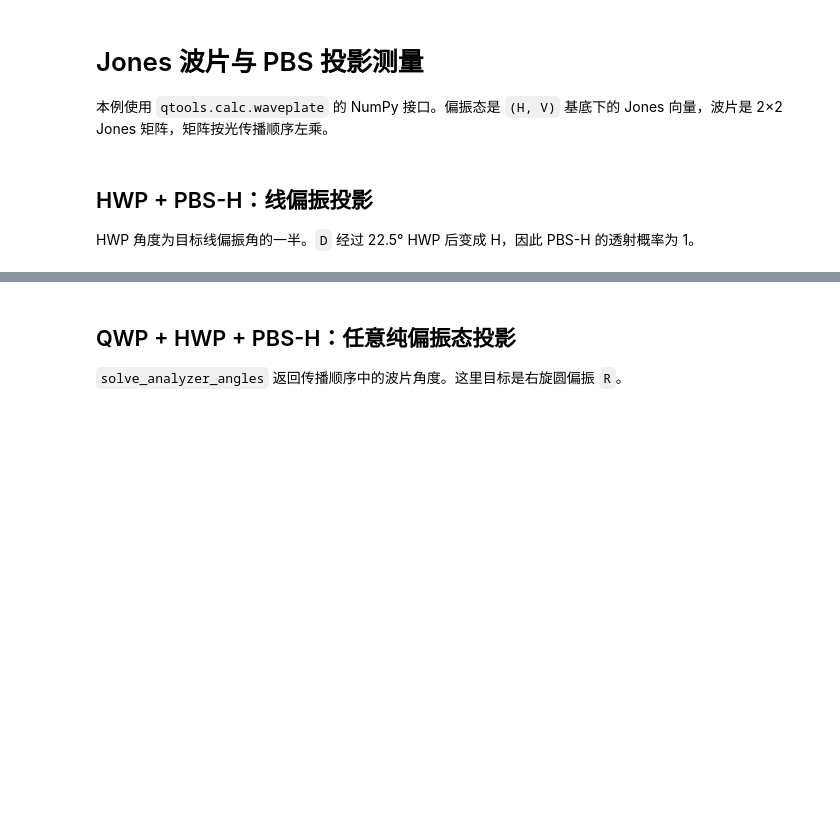
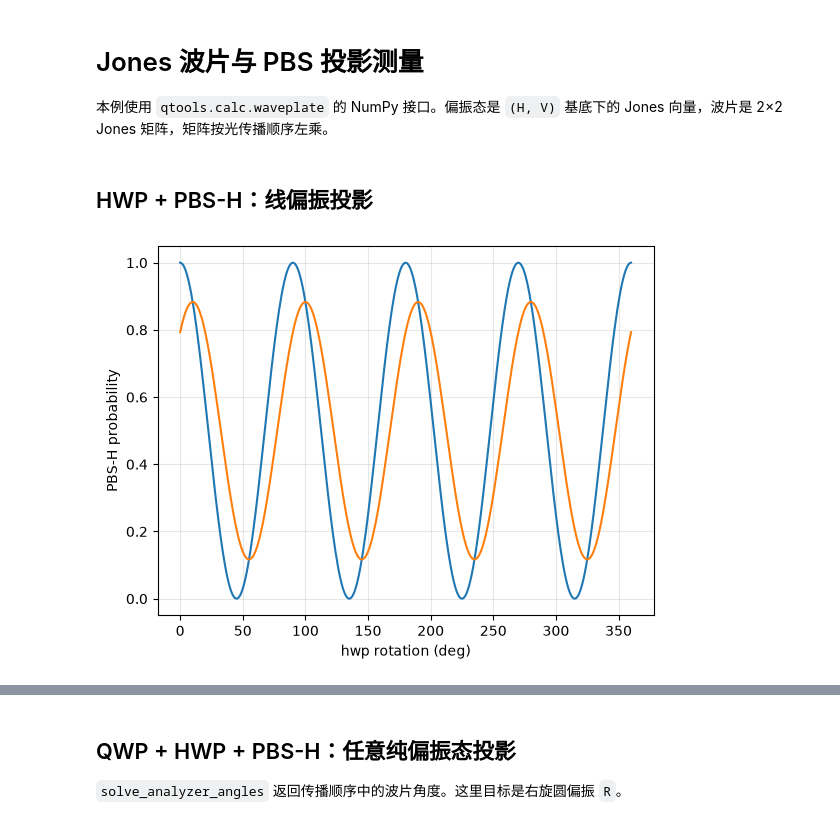
Before and after one commit to rayonde/qtools, a Jupyter notebook: examples/waveplate_projection_measurements.ipynb, the cells around one changed output, grey strips where cells are left out. Drawn from its saved outputs; the diff is of its cells as text; code cells hidden in the pictures; blank space fills up the shorter version.

```diff
--- a/examples/waveplate_projection_measurements.ipynb
+++ b/examples/waveplate_projection_measurements.ipynb
@@ -15,19 +15,18 @@ H = np.array([1, 0], dtype=complex)
 V = np.array([0, 1], dtype=complex)
 D = np.array([1, 1], dtype=complex) / np.sqrt(2)
 R = np.array([1, 1j], dtype=complex) / np.sqrt(2)
-# %% [markdown]
-## HWP + PBS-H：线偏振投影
-
-HWP 角度为目标线偏振角的一半。`D` 经过 22.5° HWP 后变成 H，因此 PBS-H 的透射概率为 1。
+# %% [markdown]
+## HWP + PBS-H：线偏振投影
 # %%
-d_after_hwp = hwp(22.5) @ D
-print('HWP output:', np.round(d_after_hwp, 8))
-print('P(D) with HWP + PBS-H:', probability(d_after_hwp, pbs('H')))
 
-angles = np.linspace(0, 90, 181)  # analyzer linear-polarization angle
-p_h = probability(apply(D, [hwp(angles / 2)]), pbs('H'))
+angles = np.linspace(0, 360, 361)  # analyzer linear-polarization angle
+p_h = probability(apply(H, [hwp(angles)]), pbs('H'))
+p_h_qwp = probability(apply(H, [qwp(20), hwp(angles)]), pbs('H'))
 plt.plot(angles, p_h)
-plt.xlabel('input linear polarization angle (deg)')
+plt.plot(angles, p_h_qwp)
+plt.xlabel('hwp rotation (deg)')
 plt.ylabel('PBS-H probability')
 plt.grid(True, alpha=0.3)
 plt.show()
+# %% [output]
+[figure, added]
```
Also changed, not shown: parts of 1 cell of this notebook.
